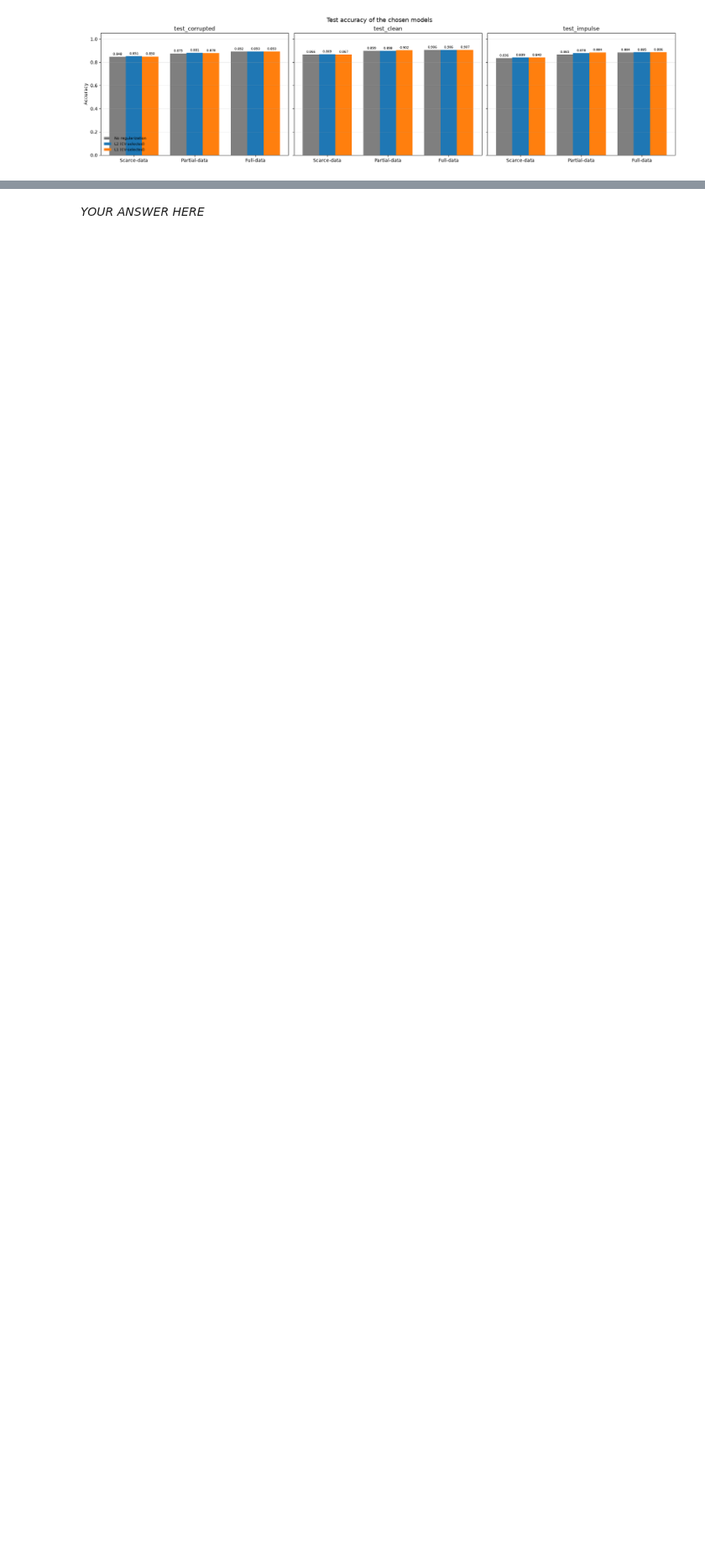
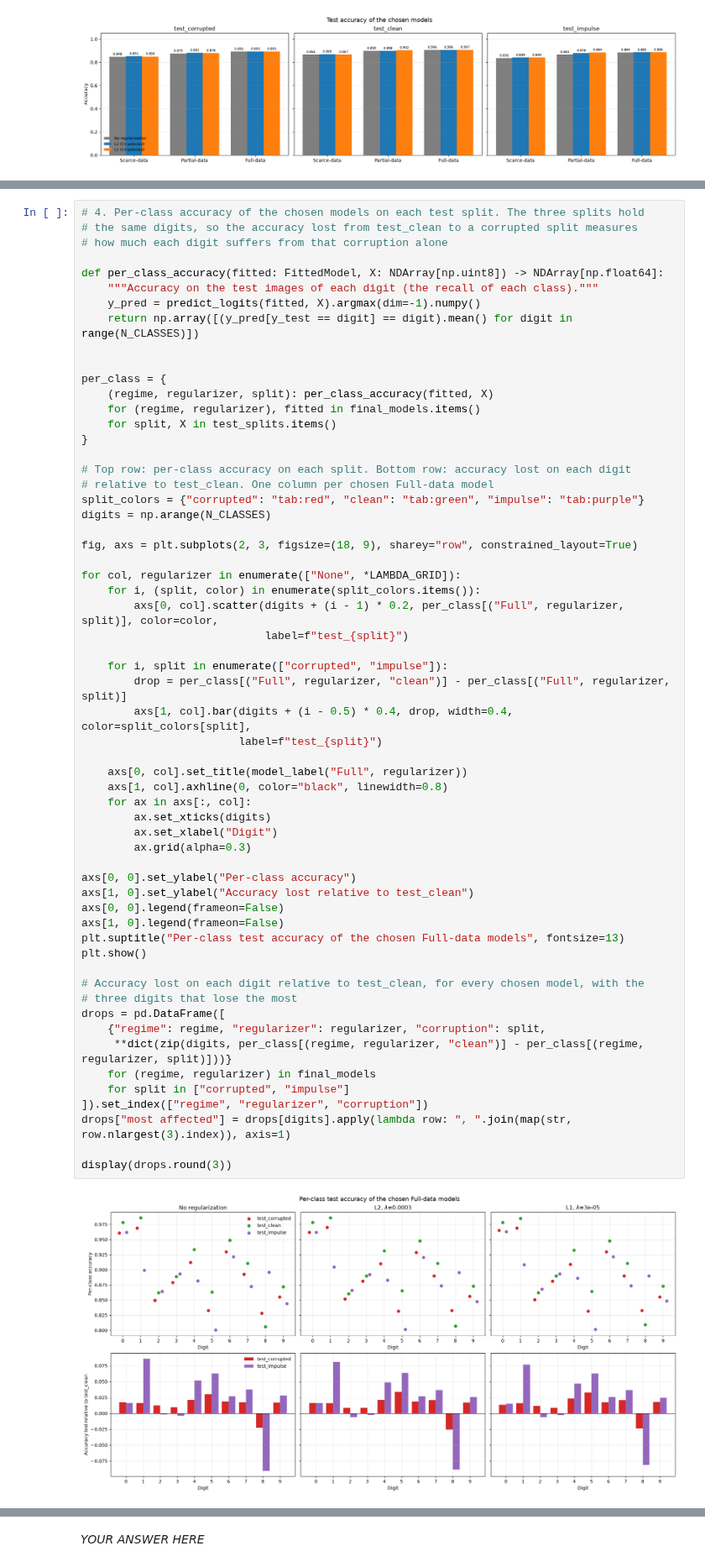
Before and after one commit to MarianaDourado/MO444-ML, a Jupyter notebook: Tarefa2/mc886_2s2026_assignment_2.ipynb, the cells around one changed output, grey strips where cells are left out. Shown at 84% size. Saved outputs shown, nothing was run; the diff lists cells and outputs as text; blank space fills up the shorter version.

Commit message:
feat(task2): part 4 - item 4 - per-class accuracy
next step: complete summary

```diff
--- a/Tarefa2/mc886_2s2026_assignment_2.ipynb
+++ b/Tarefa2/mc886_2s2026_assignment_2.ipynb
@@ -1285,3 +1285,64 @@ display(sparsity_results.pivot(index="lambda", columns="regularizer", values="sp
 | 0.100000 | NaN | 0.209 |
 | 0.300000 | NaN | 0.373 |
 | 1.000000 | NaN | 0.472 |
+# %%
+# 4. Per-class accuracy of the chosen models on each test split. The three splits hold
+# the same digits, so the accuracy lost from test_clean to a corrupted split measures
+# how much each digit suffers from that corruption alone
+
+def per_class_accuracy(fitted: FittedModel, X: NDArray[np.uint8]) -> NDArray[np.float64]:
+    """Accuracy on the test images of each digit (the recall of each class)."""
+    y_pred = predict_logits(fitted, X).argmax(dim=-1).numpy()
+    return np.array([(y_pred[y_test == digit] == digit).mean() for digit in range(N_CLASSES)])
+
+
+per_class = {
+    (regime, regularizer, split): per_class_accuracy(fitted, X)
+    for (regime, regularizer), fitted in final_models.items()
+    for split, X in test_splits.items()
+}
+
+# Top row: per-class accuracy on each split. Bottom row: accuracy lost on each digit
+# relative to test_clean. One column per chosen Full-data model
+split_colors = {"corrupted": "tab:red", "clean": "tab:green", "impulse": "tab:purple"}
+digits = np.arange(N_CLASSES)
+
+fig, axs = plt.subplots(2, 3, figsize=(18, 9), sharey="row", constrained_layout=True)
+
+for col, regularizer in enumerate(["None", *LAMBDA_GRID]):
+    for i, (split, color) in enumerate(split_colors.items()):
+        axs[0, col].scatter(digits + (i - 1) * 0.2, per_class[("Full", regularizer, split)], color=color,
+                            label=f"test_{split}")
+
+    for i, split in enumerate(["corrupted", "impulse"]):
+        drop = per_class[("Full", regularizer, "clean")] - per_class[("Full", regularizer, split)]
+        axs[1, col].bar(digits + (i - 0.5) * 0.4, drop, width=0.4, color=split_colors[split],
+                        label=f"test_{split}")
+
+    axs[0, col].set_title(model_label("Full", regularizer))
+    axs[1, col].axhline(0, color="black", linewidth=0.8)
+    for ax in axs[:, col]:
+        ax.set_xticks(digits)
+        ax.set_xlabel("Digit")
+        ax.grid(alpha=0.3)
+
+axs[0, 0].set_ylabel("Per-class accuracy")
+axs[1, 0].set_ylabel("Accuracy lost relative to test_clean")
+axs[0, 0].legend(frameon=False)
+axs[1, 0].legend(frameon=False)
+plt.suptitle("Per-class test accuracy of the chosen Full-data models", fontsize=13)
+plt.show()
+
+# Accuracy lost on each digit relative to test_clean, for every chosen model, with the
+# three digits that lose the most
+drops = pd.DataFrame([
+    {"regime": regime, "regularizer": regularizer, "corruption": split,
+     **dict(zip(digits, per_class[(regime, regularizer, "clean")] - per_class[(regime, regularizer, split)]))}
+    for (regime, regularizer) in final_models
+    for split in ["corrupted", "impulse"]
+]).set_index(["regime", "regularizer", "corruption"])
+drops["most affected"] = drops[digits].apply(lambda row: ", ".join(map(str, row.nlargest(3).index)), axis=1)
+
+display(drops.round(3))
+# %% [output]
+[figure, added]
```
Also changed, not shown: parts of 1 cell of this notebook.
